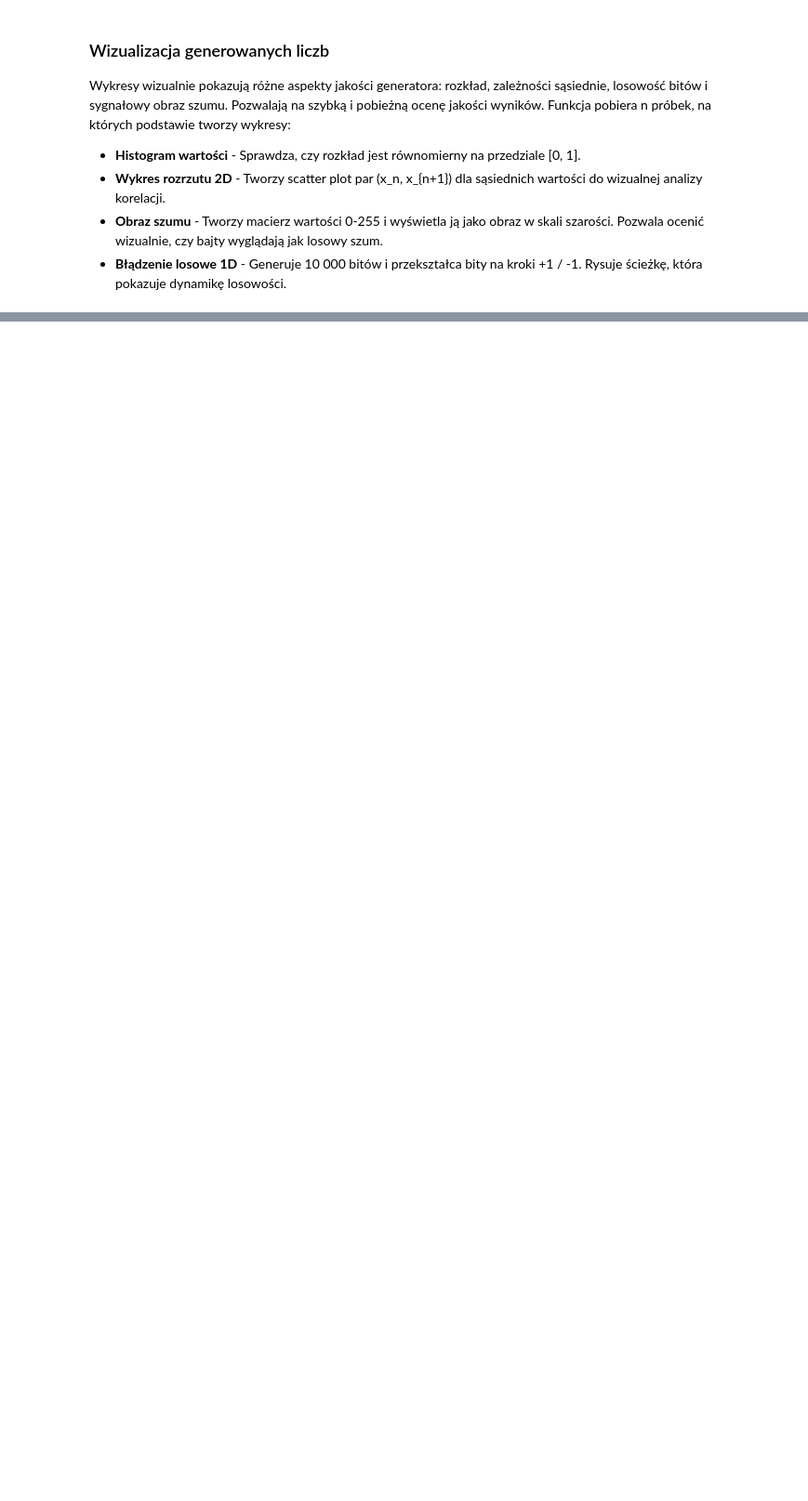
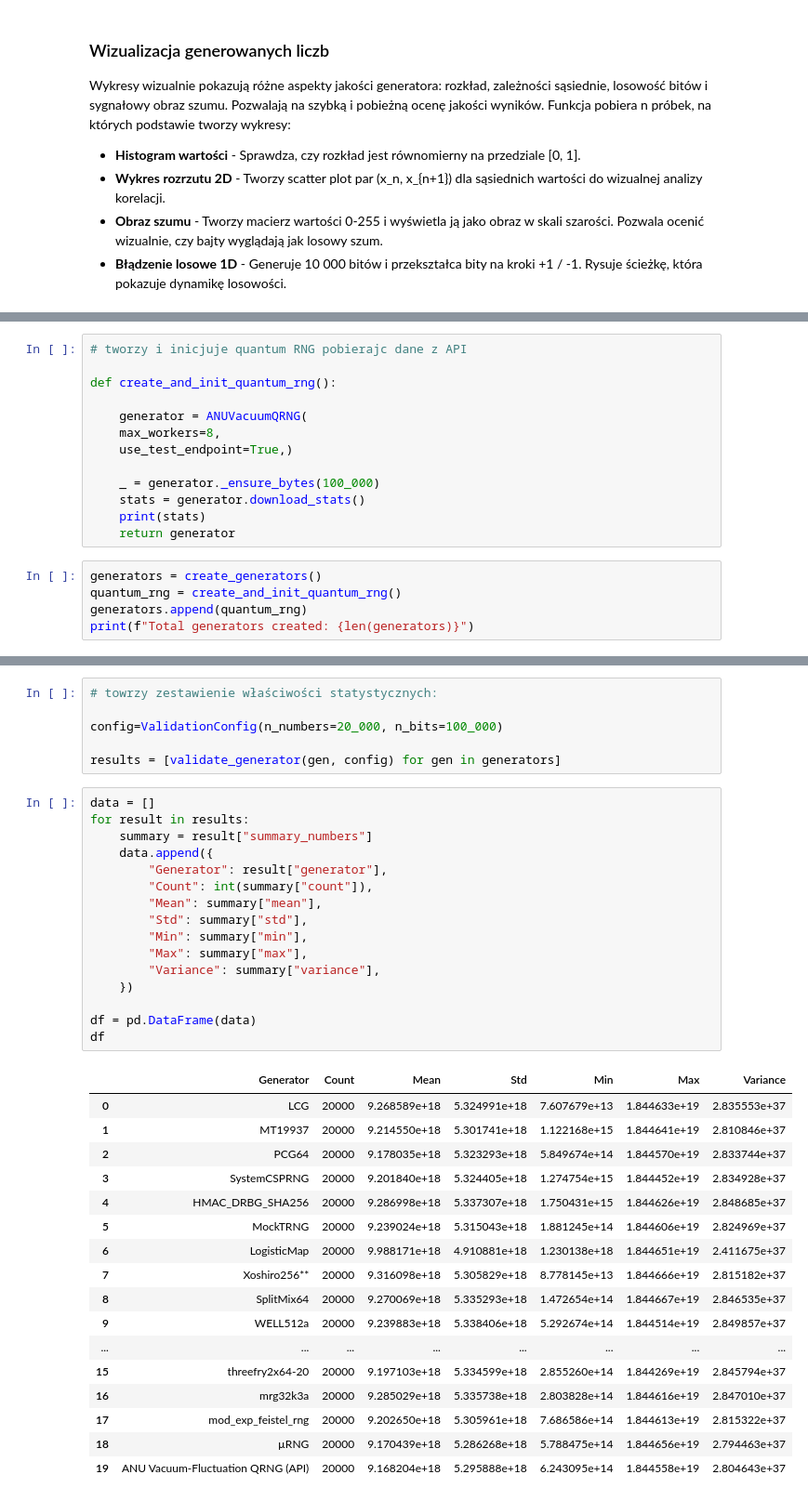
Before and after one commit to lsok02/IPOWBDB, a Jupyter notebook: noteboooks/P11.ipynb, the cells around one changed output, grey strips where cells are left out. Shown at 93% size. Drawn from its saved outputs; the diff is of its cells as text; blank space fills up the shorter version.

```diff
--- a/noteboooks/P11.ipynb
+++ b/noteboooks/P11.ipynb
@@ -95,0 +131,18 @@ Wykresy wizualnie pokazują różne aspekty jakości generatora: rozkład, zale
+# %%
+# tworzy i inicjuje quantum RNG pobierajc dane z API
+
+def create_and_init_quantum_rng():
+
+    generator = ANUVacuumQRNG(
+    max_workers=8,
+    use_test_endpoint=True,)
+
+    _ = generator._ensure_bytes(100_000)
+    stats = generator.download_stats()
+    print(stats)
+    return generator
+# %%
+generators = create_generators()
+quantum_rng = create_and_init_quantum_rng()
+generators.append(quantum_rng)
+print(f"Total generators created: {len(generators)}")
@@ -95,0 +153,40 @@ Wykresy wizualnie pokazują różne aspekty jakości generatora: rozkład, zale
+# %%
+# towrzy zestawienie właściwości statystycznych:
+
+config=ValidationConfig(n_numbers=20_000, n_bits=100_000)
+
+results = [validate_generator(gen, config) for gen in generators]
+# %%
+data = []
+for result in results:
+    summary = result["summary_numbers"]
+    data.append({
+        "Generator": result["generator"],
+        "Count": int(summary["count"]),
+        "Mean": summary["mean"],
+        "Std": summary["std"],
+        "Min": summary["min"],
+        "Max": summary["max"],
+        "Variance": summary["variance"],
+    })
+
+df = pd.DataFrame(data)
+df
+# %% [output]
+|  | Generator | Count | Mean | Std | Min | Max | Variance |
+| 0 | LCG | 20000 | 9.268589e+18 | 5.324991e+18 | 7.607679e+13 | 1.844633e+19 | 2.835553e+37 |
+| 1 | MT19937 | 20000 | 9.214550e+18 | 5.301741e+18 | 1.122168e+15 | 1.844641e+19 | 2.810846e+37 |
+| 2 | PCG64 | 20000 | 9.178035e+18 | 5.323293e+18 | 5.849674e+14 | 1.844570e+19 | 2.833744e+37 |
+| 3 | SystemCSPRNG | 20000 | 9.201840e+18 | 5.324405e+18 | 1.274754e+15 | 1.844452e+19 | 2.834928e+37 |
+| 4 | HMAC_DRBG_SHA256 | 20000 | 9.286998e+18 | 5.337307e+18 | 1.750431e+15 | 1.844626e+19 | 2.848685e+37 |
+| 5 | MockTRNG | 20000 | 9.239024e+18 | 5.315043e+18 | 1.881245e+14 | 1.844606e+19 | 2.824969e+37 |
+| 6 | LogisticMap | 20000 | 9.988171e+18 | 4.910881e+18 | 1.230138e+18 | 1.844651e+19 | 2.411675e+37 |
+| 7 | Xoshiro256** | 20000 | 9.316098e+18 | 5.305829e+18 | 8.778145e+13 | 1.844666e+19 | 2.815182e+37 |
+| 8 | SplitMix64 | 20000 | 9.270069e+18 | 5.335293e+18 | 1.472654e+14 | 1.844667e+19 | 2.846535e+37 |
+| 9 | WELL512a | 20000 | 9.239883e+18 | 5.338406e+18 | 5.292674e+14 | 1.844514e+19 | 2.849857e+37 |
+| ... | ... | ... | ... | ... | ... | ... | ... |
+| 15 | threefry2x64-20 | 20000 | 9.197103e+18 | 5.334599e+18 | 2.855260e+14 | 1.844269e+19 | 2.845794e+37 |
+| 16 | mrg32k3a | 20000 | 9.285029e+18 | 5.335738e+18 | 2.803828e+14 | 1.844616e+19 | 2.847010e+37 |
+| 17 | mod_exp_feistel_rng | 20000 | 9.202650e+18 | 5.305961e+18 | 7.686586e+14 | 1.844613e+19 | 2.815322e+37 |
+| 18 | µRNG | 20000 | 9.170439e+18 | 5.286268e+18 | 5.788475e+14 | 1.844656e+19 | 2.794463e+37 |
+| 19 | ANU Vacuum-Fluctuation QRNG (API) | 20000 | 9.168204e+18 | 5.295888e+18 | 6.243095e+14 | 1.844558e+19 | 2.804643e+37 |
```
Also changed, not shown: parts of 12 cells of this notebook, 3 other files.
